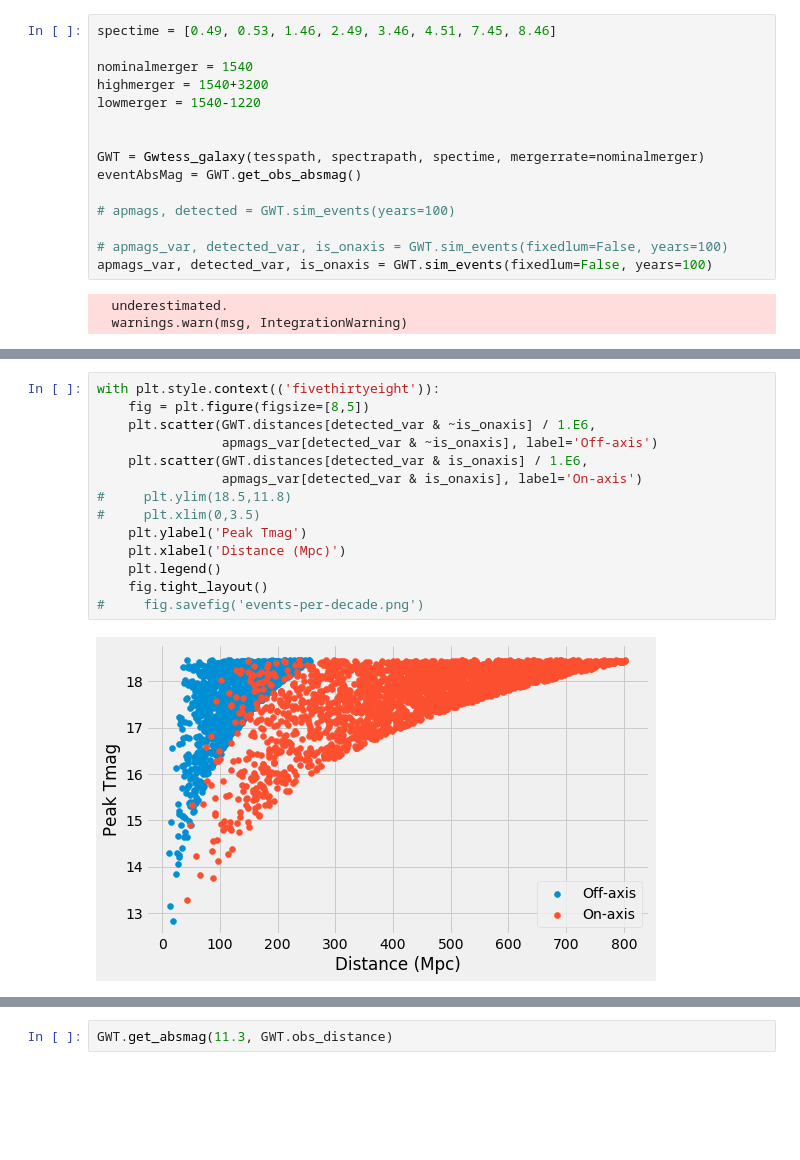
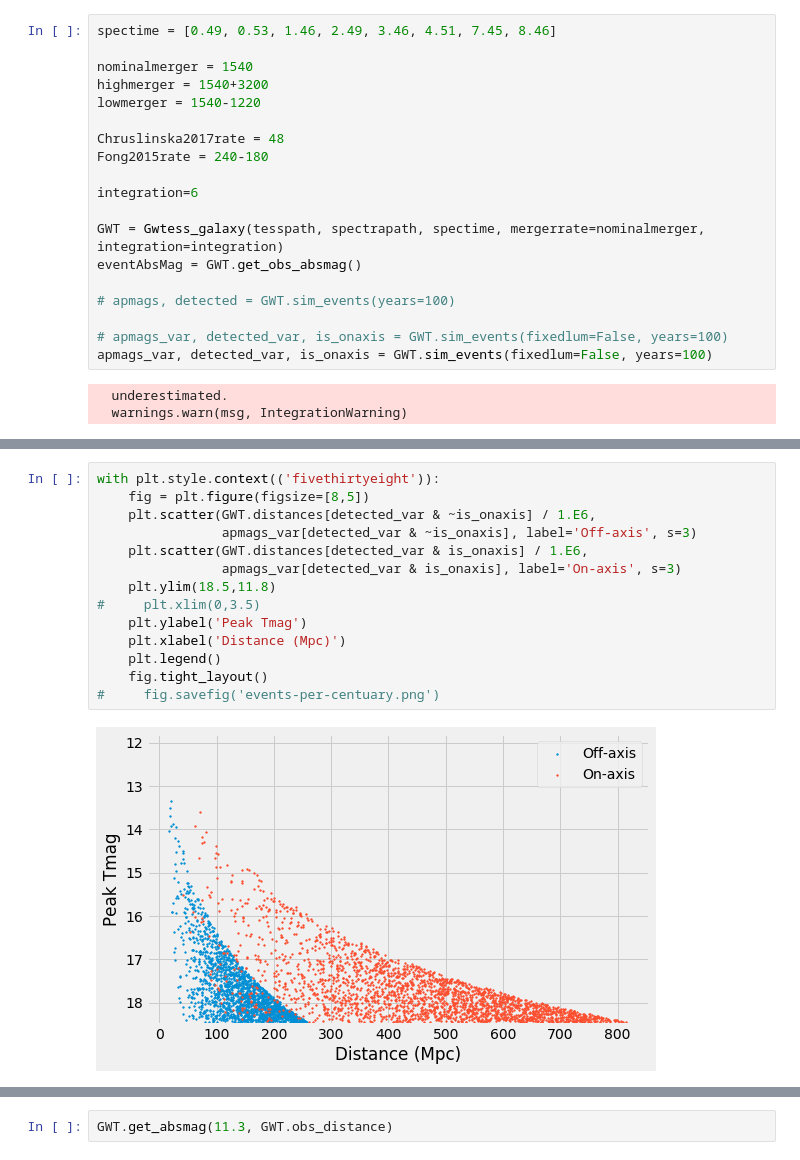
Before and after one commit to mrtommyb/messing-with-gw, a Jupyter notebook: code/gw_mag_v3.ipynb, the cells around one changed output, grey strips where cells are left out. Saved outputs shown, nothing was run; the diff lists cells and outputs as text; blank space fills up the shorter version.

```diff
--- a/code/gw_mag_v3.ipynb
+++ b/code/gw_mag_v3.ipynb
@@ -19,8 +21,12 @@ nominalmerger = 1540
 highmerger = 1540+3200
 lowmerger = 1540-1220
 
+Chruslinska2017rate = 48
+Fong2015rate = 240-180
 
-GWT = Gwtess_galaxy(tesspath, spectrapath, spectime, mergerrate=nominalmerger)
+integration=6
+
+GWT = Gwtess_galaxy(tesspath, spectrapath, spectime, mergerrate=nominalmerger, integration=integration)
 eventAbsMag = GWT.get_obs_absmag()
 
 # apmags, detected = GWT.sim_events(years=100)
@@ -78,16 +96,16 @@ on-axis distance range: 170.66 - 720.55
 # %%
 with plt.style.context(('fivethirtyeight')):
     fig = plt.figure(figsize=[8,5])
     plt.scatter(GWT.distances[detected_var & ~is_onaxis] / 1.E6,
-                apmags_var[detected_var & ~is_onaxis], label='Off-axis')
+                apmags_var[detected_var & ~is_onaxis], label='Off-axis', s=3)
     plt.scatter(GWT.distances[detected_var & is_onaxis] / 1.E6,
-                apmags_var[detected_var & is_onaxis], label='On-axis')
-#     plt.ylim(18.5,11.8)
+                apmags_var[detected_var & is_onaxis], label='On-axis', s=3)
+    plt.ylim(18.5,11.8)
 #     plt.xlim(0,3.5)
     plt.ylabel('Peak Tmag')
     plt.xlabel('Distance (Mpc)')
     plt.legend()
     fig.tight_layout()
-#     fig.savefig('events-per-decade.png')
+#     fig.savefig('events-per-centuary.png')
 # %% [output]
-[figure, old version]
+[figure, new version]
```
Also changed, not shown: parts of 26 cells of this notebook, 26 other files.
